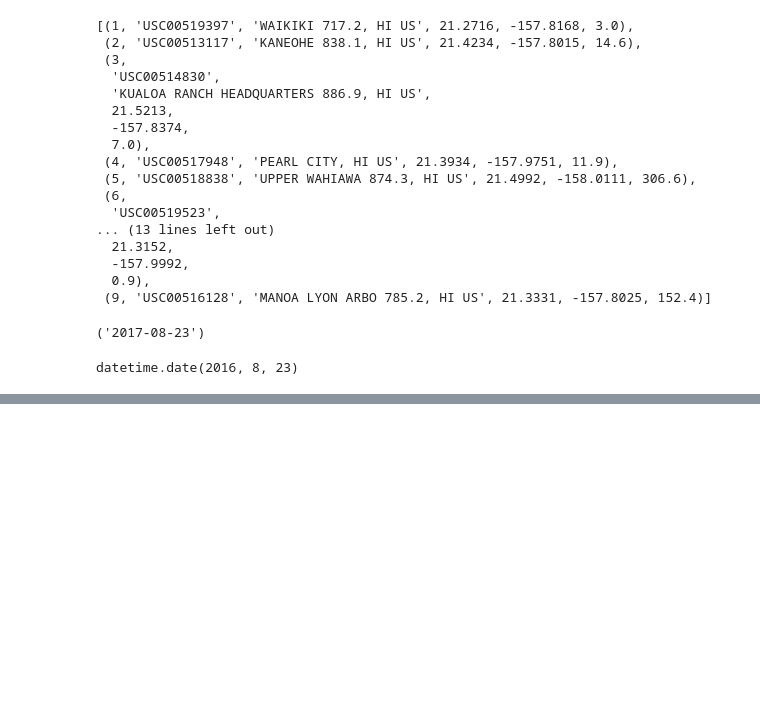
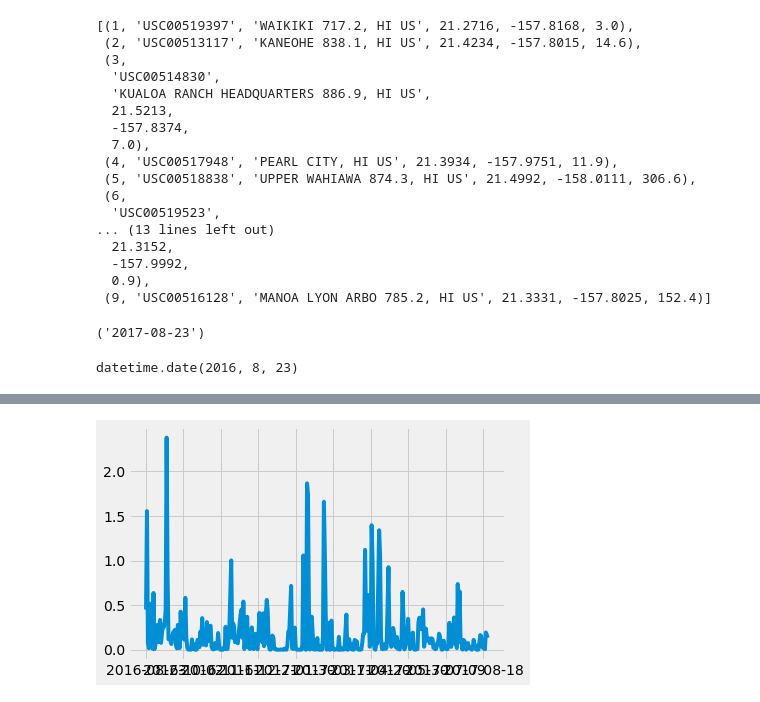
Before and after one commit to bregan78/sqlalchemy_challenge, a Jupyter notebook: SQLAlchemy.ipynb, the cells around one changed output, grey strips where cells are left out. Saved outputs shown, nothing was run; the diff lists cells and outputs as text; code cells hidden in the pictures; blank space fills up the shorter version.

Commit message:
added plot

```diff
--- a/SQLAlchemy.ipynb
+++ b/SQLAlchemy.ipynb
@@ -119,8 +119,10 @@ results = session.query( Measurement.date, Measurement.prcp).\
     order_by(Measurement.date).all()
 
 # Save the query results as a Pandas DataFrame and set the index to the date column
+df = pd.DataFrame(results[:], columns=['date', 'prcp'])
+df.set_index('date', inplace=True, )
 
-# Sort the dataframe by date
 
-# Use Pandas Plotting with Matplotlib to plot the data
+df = df.dropna()
+df.head(10)
 # %% [output]
@@ -143,0 +141,4 @@ results = session.query( Measurement.date, Measurement.prcp).\
+# %%
+df = df.groupby(['date'])['prcp'].mean()
+df=df.reset_index()
+df.head()
@@ -143,0 +152,6 @@ results = session.query( Measurement.date, Measurement.prcp).\
+# %%
+# Sort the dataframe by date
+df=df.sort_values(by=['date'], ascending=True)
+df=df.set_index('date')
+df.columns = ['avg prcp']
+df
@@ -143,0 +173,14 @@ results = session.query( Measurement.date, Measurement.prcp).\
+# %%
+# Use Pandas Plotting with Matplotlib to plot the data
+
+
+fig, ax = plt.subplots()
+#ax.xaxis.set_ticks(np.arange(min(df['date']), max(df['date'], stepsize))
+
+
+#fig.autofmt_xdate()
+plt.plot( df['avg prcp'])
+ax.set_xticks(ax.get_xticks()[::40])
+plt.show()
+# %% [output]
+[figure, added]
```
Also changed, not shown: parts of 3 cells of this notebook.
